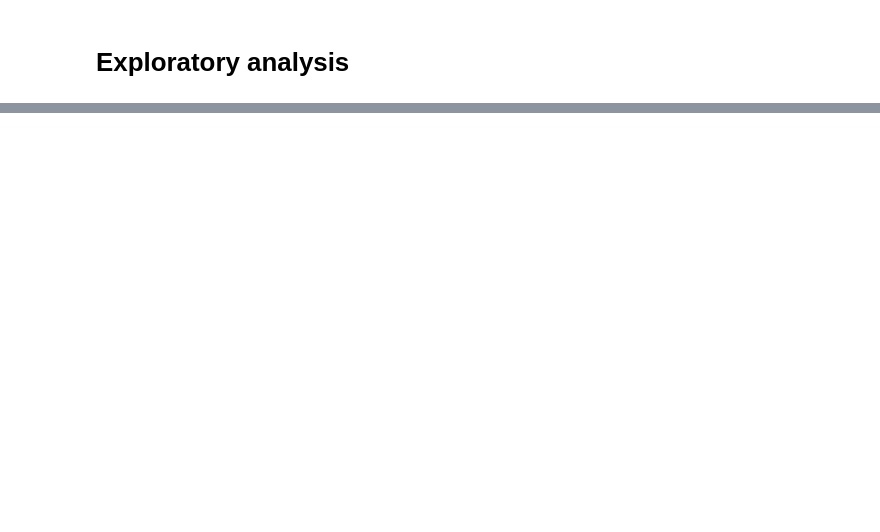
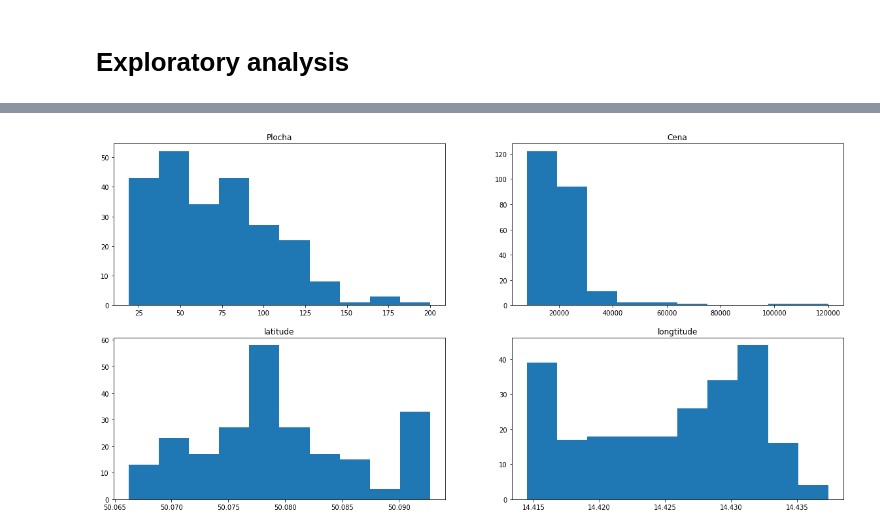
Before and after one commit to luutomas/PythonProject, a Jupyter notebook: Project_str.ipynb, the cells around one changed output, grey strips where cells are left out. Saved outputs shown, nothing was run; the diff lists cells and outputs as text; code cells hidden in the pictures; blank space fills up the shorter version.

```diff
--- a/Project_str.ipynb
+++ b/Project_str.ipynb
@@ -435,2 +452,6 @@ min      4.500000e+06
 max      2.400000e+07
 Name: Cena:, dtype: float64
+# %%
+NM_rent = dl.df.copy(deep = True)
+NM_rent.info()
+# NM_rent.to_csv('NM_rent.csv')
@@ -436,0 +476,9 @@ Name: Cena:, dtype: float64
+# %%
+NM_rent['Plocha:'] = NM_rent['Plocha:'].str.extract('(\d+)').astype(float)
+NM_rent["Cena:"] = NM_rent["Cena:"].str.replace('.', '').str.extract('(\d+)').astype(float)
+NM_rent["lat"] = NM_rent["lat"].astype(float)
+NM_rent["long"] = NM_rent["long"].astype(float)
+
+num_col = ["Plocha:", "Cena:", "lat", "long"]
+num_NM_rent = NM_rent[num_col]
+num_NM_rent.head()
@@ -436,0 +493,21 @@ Name: Cena:, dtype: float64
+# %%
+plt.figure(figsize = (20,10))
+plt.subplot(2,2,1)
+plt.hist(num_NM_rent['Plocha:'])
+plt.title('Plocha')
+
+plt.subplot(2,2,2)
+plt.hist(num_NM_rent['Cena:'])
+plt.title('Cena')
+
+plt.subplot(2,2,3)
+plt.hist(num_NM_rent['lat'])
+plt.title('latitude')
+
+plt.subplot(2,2,4)
+plt.hist(num_NM_rent['long'])
+plt.title('longtitude')
+
+plt.show()
+# %% [output]
+[figure, added]
```
Also changed, not shown: parts of 16 cells of this notebook, 1 other file.
